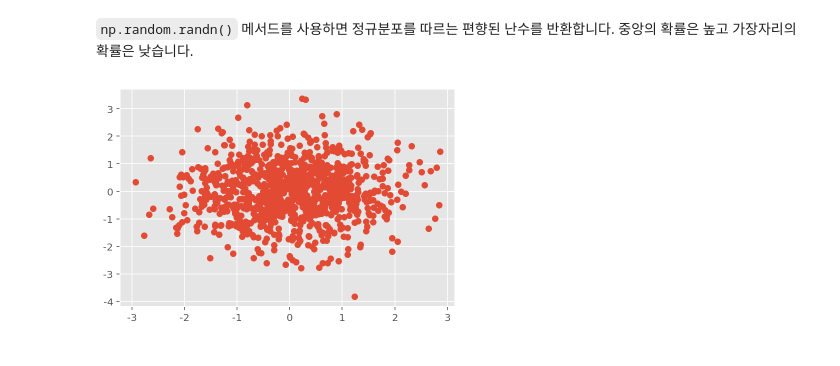
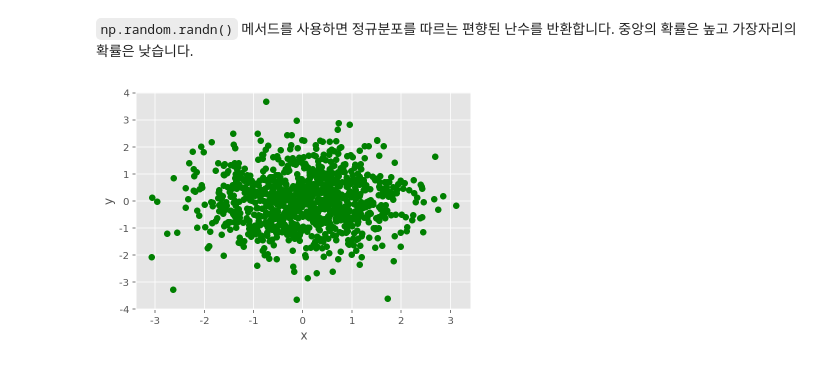
Before and after one commit to LeeSeungwon89/Artificial-intelligence-math, a Jupyter notebook: 1. 기초.ipynb, the cells around one changed output. Cells and saved outputs as stored; diff of their text form; code cells hidden in the pictures.

```diff
--- a/1. 기초.ipynb
+++ b/1. 기초.ipynb
@@ -289,9 +291,11 @@ plt.show()
 # %%
 x = np.random.randn(1000)
 y = np.random.randn(1000)
 
-plt.scatter(x, y)
+plt.scatter(x, y, color='g')
+plt.xlabel('x')
+plt.ylabel('y')
 
 plt.show()
 # %% [output]
-[figure, old version]
+[figure, new version]
```
Also changed, not shown: parts of 2 cells of this notebook.
